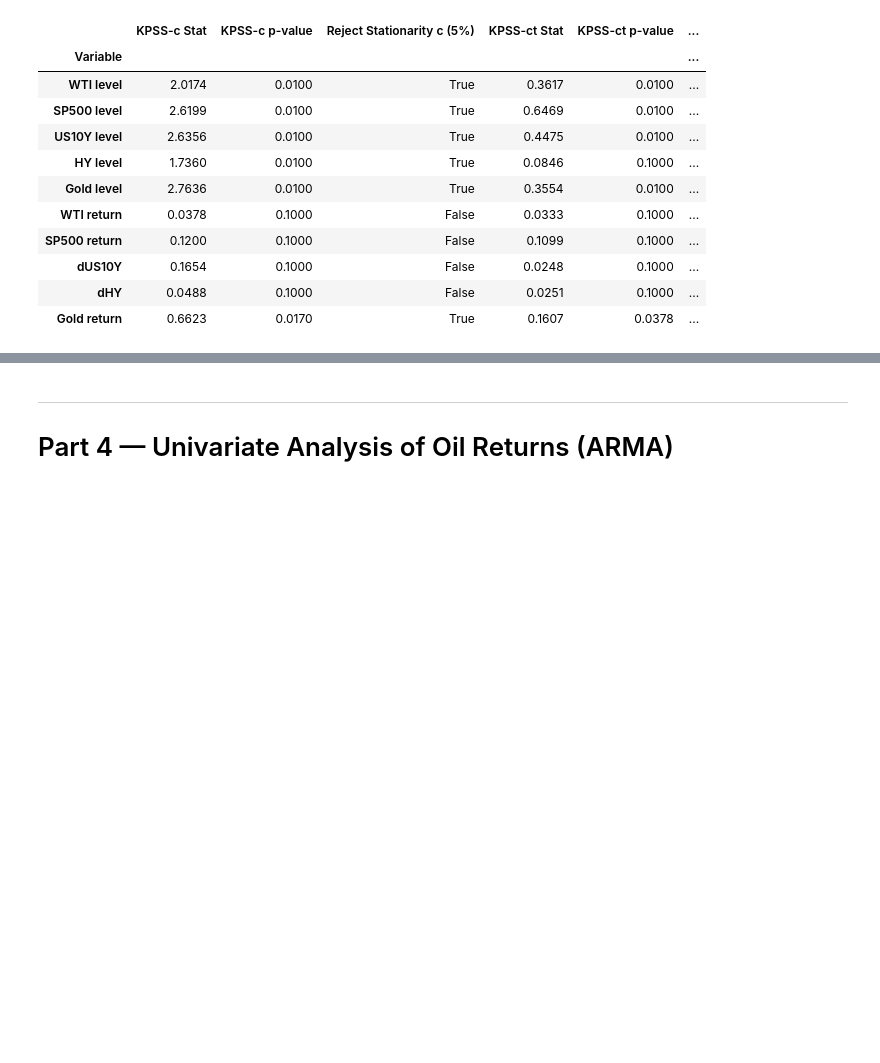
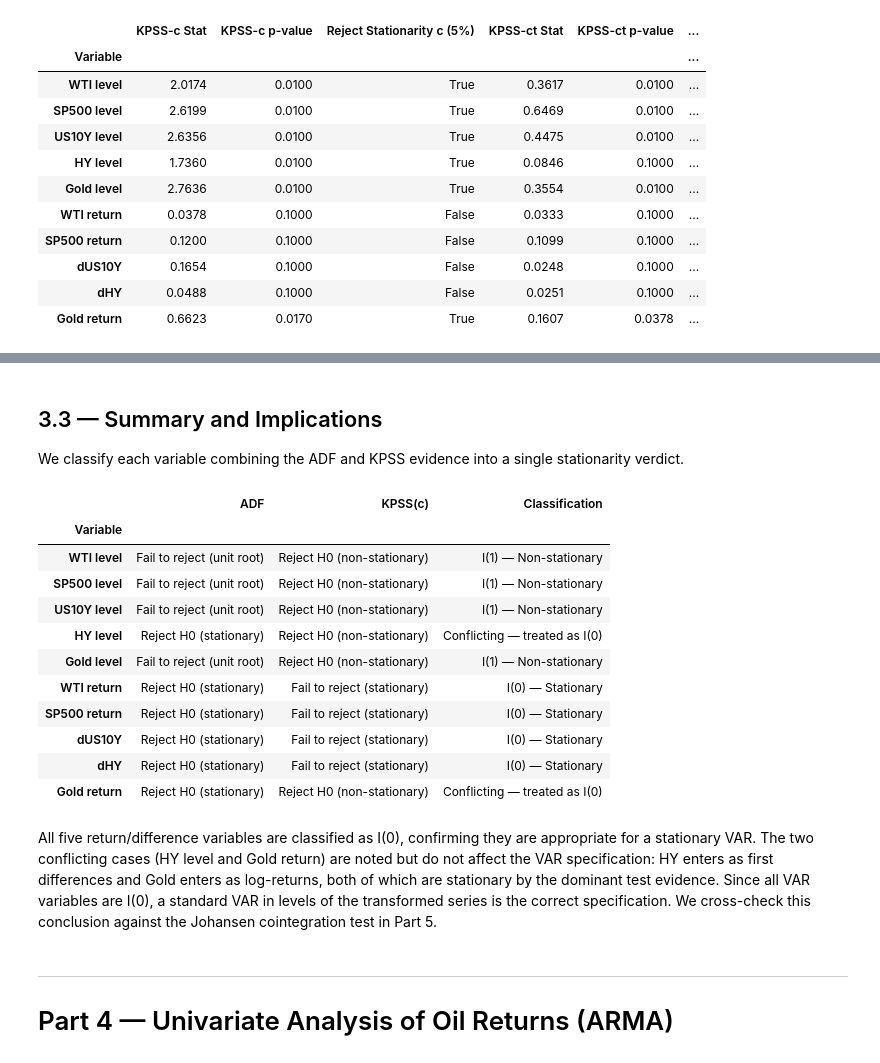
Before and after one commit to Altankaragulle/EMIF_Project_Oil, a Jupyter notebook: EMIF_Oil_Shock_Project.ipynb, the cells around one changed output, grey strips where cells are left out. Saved outputs shown, nothing was run; the diff lists cells and outputs as text; code cells hidden in the pictures; blank space fills up the shorter version.

Commit message:
Corrected and organized Part 3

```diff
--- a/EMIF_Oil_Shock_Project.ipynb
+++ b/EMIF_Oil_Shock_Project.ipynb
@@ -813,4 +729,16 @@ kpss_ct_results
 # %%
+kpss_c_rows = []
+for col in adf_data.columns:
+    result = kpss_test(adf_data[col], regression="c")
+    kpss_c_rows.append({"Variable": col, **result})
+kpss_c_results = pd.DataFrame(kpss_c_rows).set_index("Variable").round(4)
+
+kpss_ct_rows = []
+for col in adf_data.columns:
+    result = kpss_test(adf_data[col], regression="ct")
+    kpss_ct_rows.append({"Variable": col, **result})
+kpss_ct_results = pd.DataFrame(kpss_ct_rows).set_index("Variable").round(4)
+
 kpss_summary = pd.DataFrame({
     "KPSS-c Stat": kpss_c_results["KPSS Stat"],
     "KPSS-c p-value": kpss_c_results["p-value"],
@@ -819,7 +747,6 @@ kpss_summary = pd.DataFrame({
     "KPSS-ct p-value": kpss_ct_results["p-value"],
     "Reject Stationarity ct (5%)": kpss_ct_results["Reject Stationarity (5%)"]
 }).round(4)
-
 kpss_summary
 # %% [output]
 |  | KPSS-c Stat | KPSS-c p-value | Reject Stationarity c (5%) | KPSS-ct Stat | KPSS-ct p-value | ... |
@@ -834,8 +761,3 @@ kpss_summary
 | dUS10Y | 0.1654 | 0.1000 | False | 0.0248 | 0.1000 | ... |
 | dHY | 0.0488 | 0.1000 | False | 0.0251 | 0.1000 | ... |
 | Gold return | 0.6623 | 0.0170 | True | 0.1607 | 0.0378 | ... |
-# %%
-for var in kpss_summary.index:
-    c_decision = "Non-stationary" if kpss_summary.loc[var, "Reject Stationarity c (5%)"] else "Stationary"
-    ct_decision = "Non-stationary" if kpss_summary.loc[var, "Reject Stationarity ct (5%)"] else "Stationary"
-    print(f"{var}: KPSS(c) -> {c_decision} | KPSS(ct) -> {ct_decision}")
@@ -857,3 +768,48 @@ We classify each variable as I(0) (stationary in levels) or I(1) (stationary aft
+# %% [markdown]
+## 3.3 — Summary and Implications
+
+We classify each variable combining the ADF and KPSS evidence into a single stationarity verdict.
+# %%
+# Combined stationarity classification
+summary_rows = []
+for var in adf_data.columns:
+    adf_reject = adf_results.loc[var, "Reject Unit Root (5%)"]
+    kpss_c_reject = kpss_c_results.loc[var, "Reject Stationarity (5%)"]
+    kpss_ct_reject = kpss_ct_results.loc[var, "Reject Stationarity (5%)"]
+
+    if adf_reject and not kpss_c_reject:
+        classification = "I(0) — Stationary"
+    elif not adf_reject and kpss_c_reject:
+        classification = "I(1) — Non-stationary"
+    elif adf_reject and kpss_c_reject:
+        classification = "Conflicting — treated as I(0)"
+    else:
+        classification = "Conflicting — treated as I(1)"
+
+    summary_rows.append({
+        "Variable": var,
+        "ADF": "Reject H0 (stationary)" if adf_reject else "Fail to reject (unit root)",
+        "KPSS(c)": "Reject H0 (non-stationary)" if kpss_c_reject else "Fail to reject (stationary)",
+        "Classification": classification
+    })
+
+stationarity_summary = pd.DataFrame(summary_rows).set_index("Variable")
+stationarity_summary
+# %% [output]
+|  | ADF | KPSS(c) | Classification |
+| Variable |  |  |  |
+| WTI level | Fail to reject (unit root) | Reject H0 (non-stationary) | I(1) — Non-stationary |
+| SP500 level | Fail to reject (unit root) | Reject H0 (non-stationary) | I(1) — Non-stationary |
+| US10Y level | Fail to reject (unit root) | Reject H0 (non-stationary) | I(1) — Non-stationary |
+| HY level | Reject H0 (stationary) | Reject H0 (non-stationary) | Conflicting — treated as I(0) |
+| Gold level | Fail to reject (unit root) | Reject H0 (non-stationary) | I(1) — Non-stationary |
+| WTI return | Reject H0 (stationary) | Fail to reject (stationary) | I(0) — Stationary |
+| SP500 return | Reject H0 (stationary) | Fail to reject (stationary) | I(0) — Stationary |
+| dUS10Y | Reject H0 (stationary) | Fail to reject (stationary) | I(0) — Stationary |
+| dHY | Reject H0 (stationary) | Fail to reject (stationary) | I(0) — Stationary |
+| Gold return | Reject H0 (stationary) | Reject H0 (non-stationary) | Conflicting — treated as I(0) |
+# %% [markdown]
+All five return/difference variables are classified as I(0), confirming they are appropriate for a stationary VAR. The two conflicting cases (HY level and Gold return) are noted but do not affect the VAR specification: HY enters as first differences and Gold enters as log-returns, both of which are stationary by the dominant test evidence. Since all VAR variables are I(0), a standard VAR in levels of the transformed series is the correct specification. We cross-check this conclusion against the Johansen cointegration test in Part 5.
 # %% [markdown]
 ---
 
```
Also changed, not shown: parts of 11 cells of this notebook.
